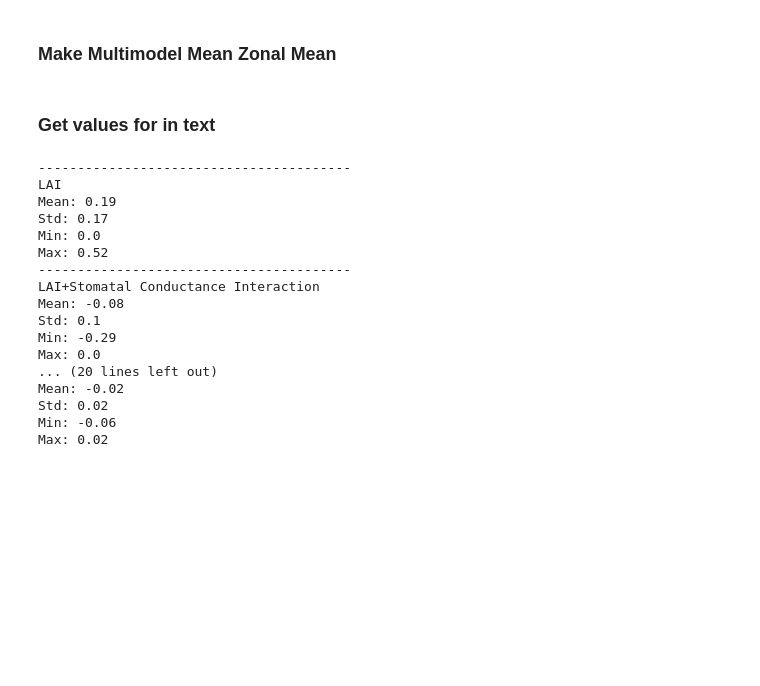
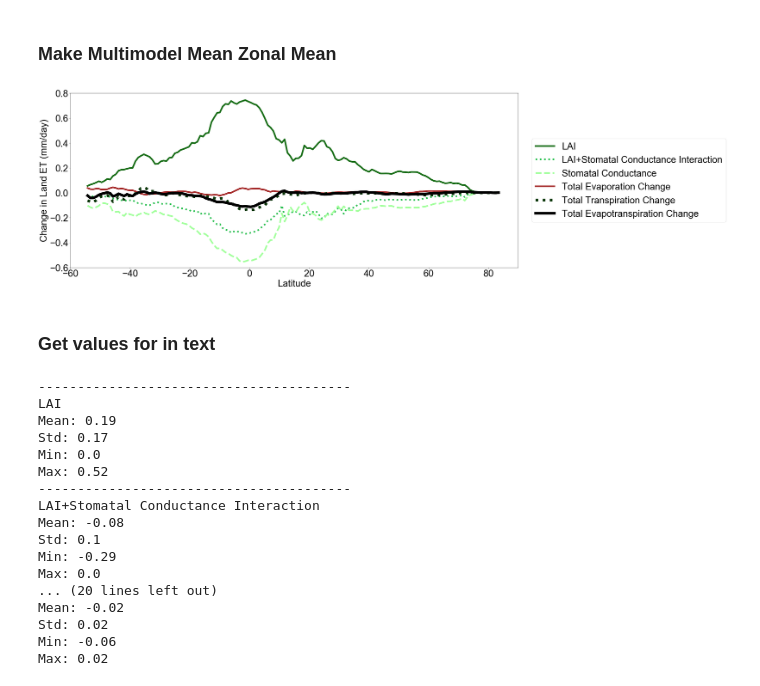
Before and after one commit to czarakas/plant_physiology_and_TCR, a Jupyter notebook: replicate_figures/Figure_6c.ipynb, the cells around one changed output. Cells and saved outputs as stored; diff of their text form; code cells hidden in the pictures; blank space fills up the shorter version.

```diff
--- a/replicate_figures/Figure_6c.ipynb
+++ b/replicate_figures/Figure_6c.ipynb
@@ -320,38 +323,40 @@ FONTSIZE=35
 output_path=PATH_FIGURES
 filter_cutoff=10
 filter_on=True
-fname='ET_Partitioning'
+fname='Figure6c_ET_Partitioning'
 #---------------------------------------------------
 
 fig, ax = plt.subplots(figsize=(15*2,6*2))
 for i in range(0,len(colors)):
     if terms[i] is not None:
         term = terms[i].mean(dim=['time'])
         land_frac = all_models_subset_lai_delta['da_land']/100
         color_choice=colors[i]
         if filter_on:
             mapdata_mmean=term.where(abs(term)<filter_cutoff)
         else:
             mapdata_mmean=term
         mapdata_mmean=mapdata_mmean.where(land_frac>0.8)
         mapdata_mmean=mapdata_mmean.mean(dim='lon')
         mapdata_mmean=mapdata_mmean.mean(dim=['modelname'])
         plt.plot(mapdata_mmean['lat'],mapdata_mmean, label=labels[i],
                  color=color_choice,linestyle=lstyles[i],linewidth=lwidths[i])
         plt.xlim(xlims_choice)
 
 for item in ([ax.title, ax.xaxis.label, ax.yaxis.label] +
               ax.get_xticklabels() + ax.get_yticklabels()):
     item.set_fontsize(FONTSIZE)
 
 lgd = plt.legend(bbox_to_anchor=(1.02, 0.5), loc='center left', fontsize=FONTSIZE)
 
 plt.xlabel('Latitude')
 plt.ylabel('Change in Land ET (mm/day)')
 #ax.yaxis.grid()
 plt.ylim([-0.6, 0.8])
 
 fig.savefig(output_path+fname+'.png', bbox_inches='tight')
+# %% [output]
+[figure, added]
 # %% [markdown]
 ### Get values for in text
 # %%
```
Also changed, not shown: parts of 3 cells of this notebook, 11 other files.
